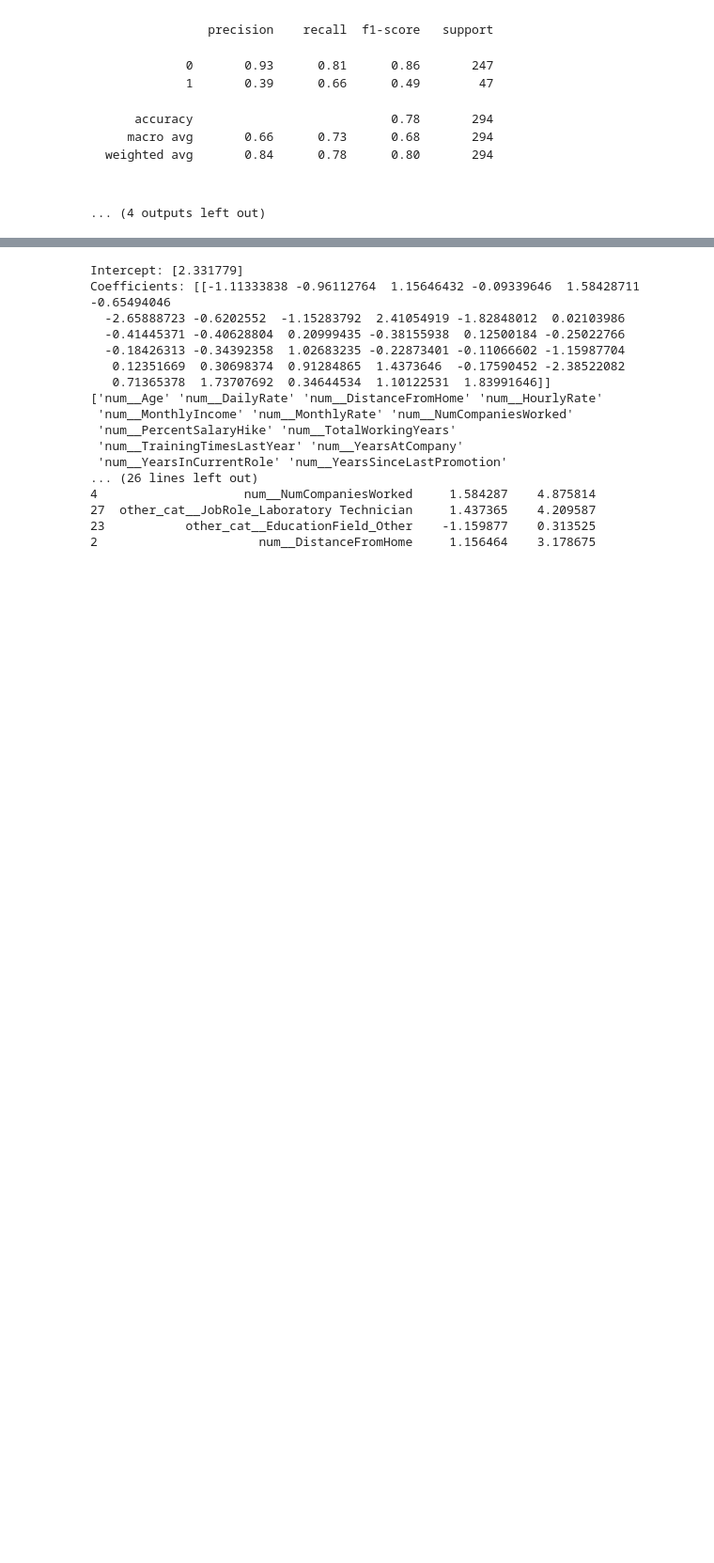
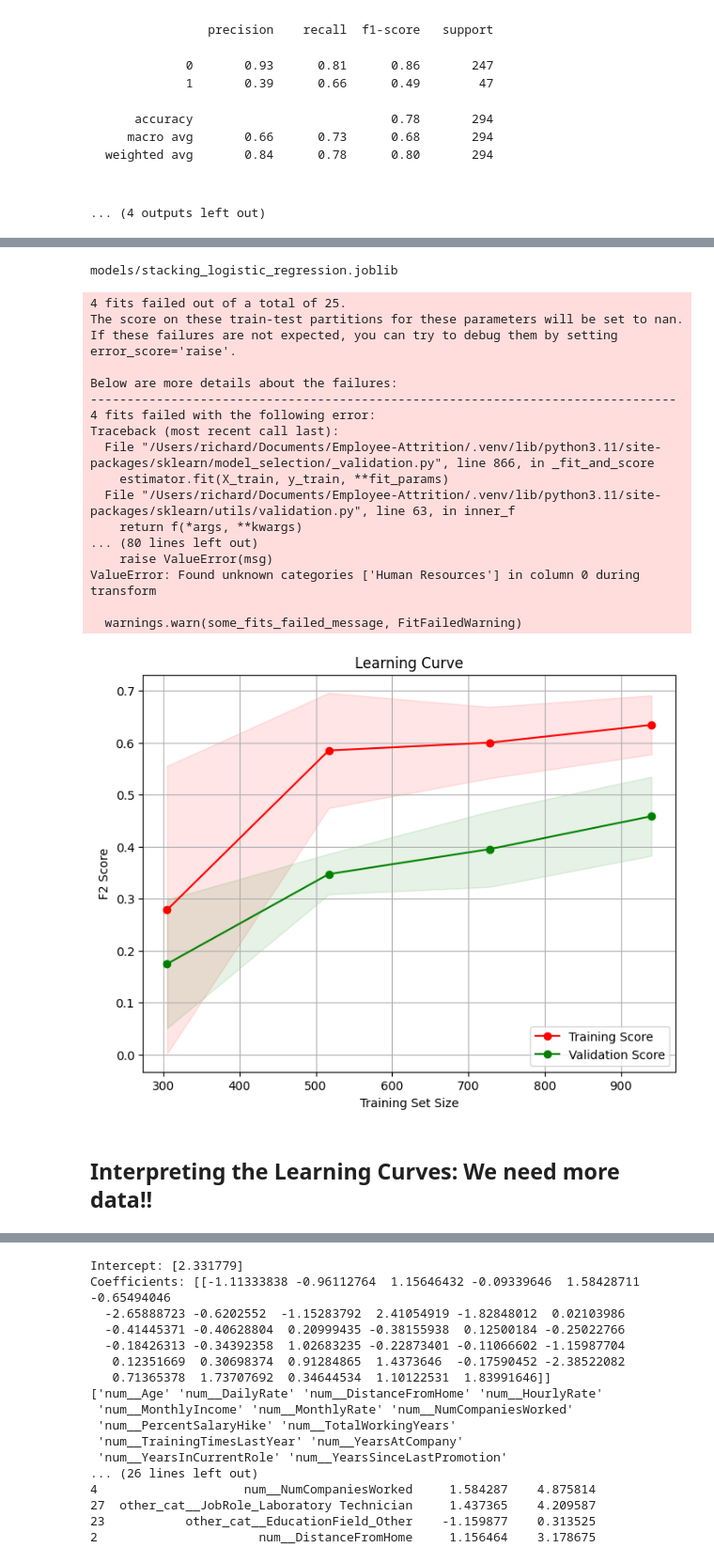
Before and after one commit to McGill-MMA-EnterpriseAnalytics/Employee-Attrition, a Jupyter notebook: PredictiveModeling/model_results.ipynb, the cells around one changed output, grey strips where cells are left out. Shown at 94% size. Drawn from its saved outputs; the diff is of its cells as text; code cells hidden in the pictures; blank space fills up the shorter version.

```diff
--- a/PredictiveModeling/model_results.ipynb
+++ b/PredictiveModeling/model_results.ipynb
@@ -486,0 +622,37 @@ weighted avg       0.84      0.86      0.82       294
+# %%
+# Load the saved model from disk
+model_fil = "models/stacking_logistic_regression.joblib"
+print(model_fil)
+mypipeline = joblib.load(model_fil)
+
+
+plot_learning_curve(
+    model=mypipeline,
+    X=X_train,
+    y=y_train,
+    cv=5,
+    scoring=f2_scorer,  # or f2_scorer if you defined a custom make_scorer
+    train_sizes=np.linspace(0.1, 1.0, 5),
+)
+# %% [output]
+models/stacking_logistic_regression.joblib
+4 fits failed out of a total of 25.
+The score on these train-test partitions for these parameters will be set to nan.
+If these failures are not expected, you can try to debug them by setting error_score='raise'.
+
+Below are more details about the failures:
+--------------------------------------------------------------------------------
+4 fits failed with the following error:
+Traceback (most recent call last):
+  File "/Users/richard/Documents/Employee-Attrition/.venv/lib/python3.11/site-packages/sklearn/model_selection/_validation.py", line 866, in _fit_and_score
+    estimator.fit(X_train, y_train, **fit_params)
+  File "/Users/richard/Documents/Employee-Attrition/.venv/lib/python3.11/site-packages/sklearn/utils/validation.py", line 63, in inner_f
+    return f(*args, **kwargs)
+... (80 lines left out)
+    raise ValueError(msg)
+ValueError: Found unknown categories ['Human Resources'] in column 0 during transform
+
+  warnings.warn(some_fits_failed_message, FitFailedWarning)
+[figure, added]
+# %% [markdown]
+## Interpreting the Learning Curves: We need more data!!
```
Also changed, not shown: parts of 19 cells of this notebook, 4 other files.
